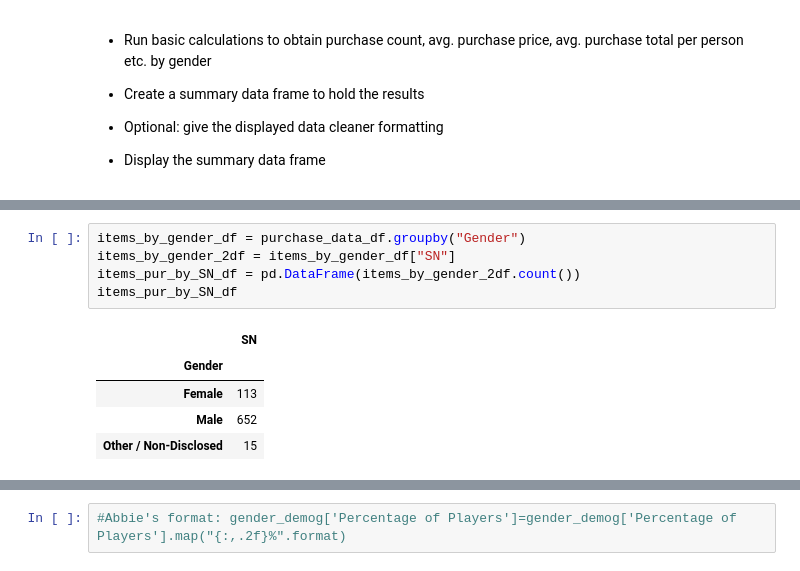
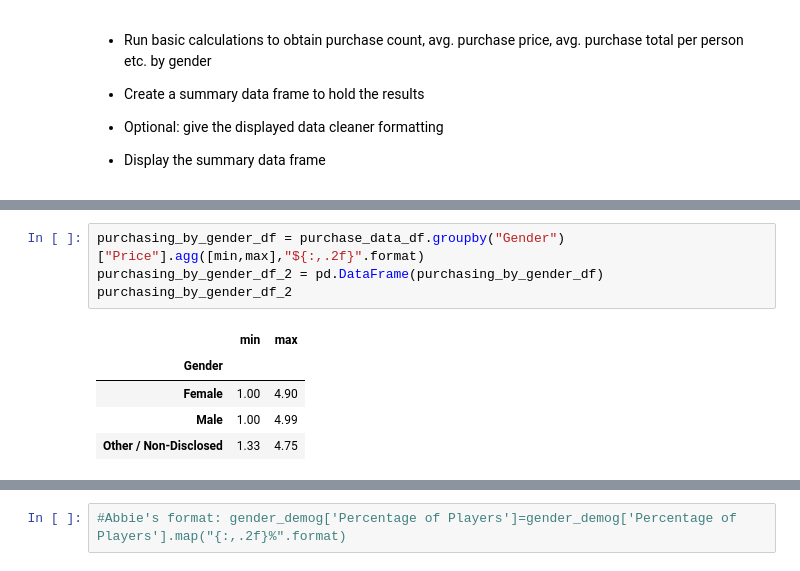
Before and after one commit to HeatherLD/Homework4, a Jupyter notebook: week_04_homework_HLD.ipynb, the cells around one changed output, grey strips where cells are left out. Saved outputs shown, nothing was run; the diff lists cells and outputs as text.

```diff
--- a/week_04_homework_HLD.ipynb
+++ b/week_04_homework_HLD.ipynb
@@ -130,11 +130,10 @@ tot_pur_price_gen_df_form
-# %%
-items_by_gender_df = purchase_data_df.groupby("Gender")
-items_by_gender_2df = items_by_gender_df["SN"]
-items_pur_by_SN_df = pd.DataFrame(items_by_gender_2df.count())
-items_pur_by_SN_df
-# %% [output]
-|  | SN |
-| Gender |  |
-| Female | 113 |
-| Male | 652 |
-| Other / Non-Disclosed | 15 |
+# %%
+purchasing_by_gender_df = purchase_data_df.groupby("Gender")["Price"].agg([min,max],"${:,.2f}".format)
+purchasing_by_gender_df_2 = pd.DataFrame(purchasing_by_gender_df)
+purchasing_by_gender_df_2
+# %% [output]
+|  | min | max |
+| Gender |  |  |
+| Female | 1.00 | 4.90 |
+| Male | 1.00 | 4.99 |
+| Other / Non-Disclosed | 1.33 | 4.75 |
```
Also changed, not shown: parts of 6 cells of this notebook.
